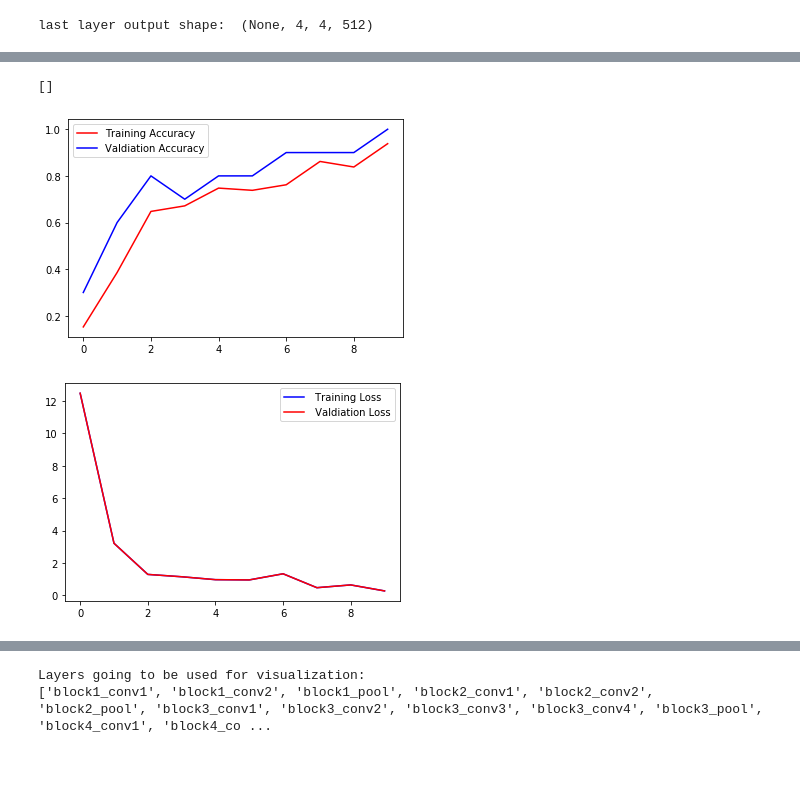
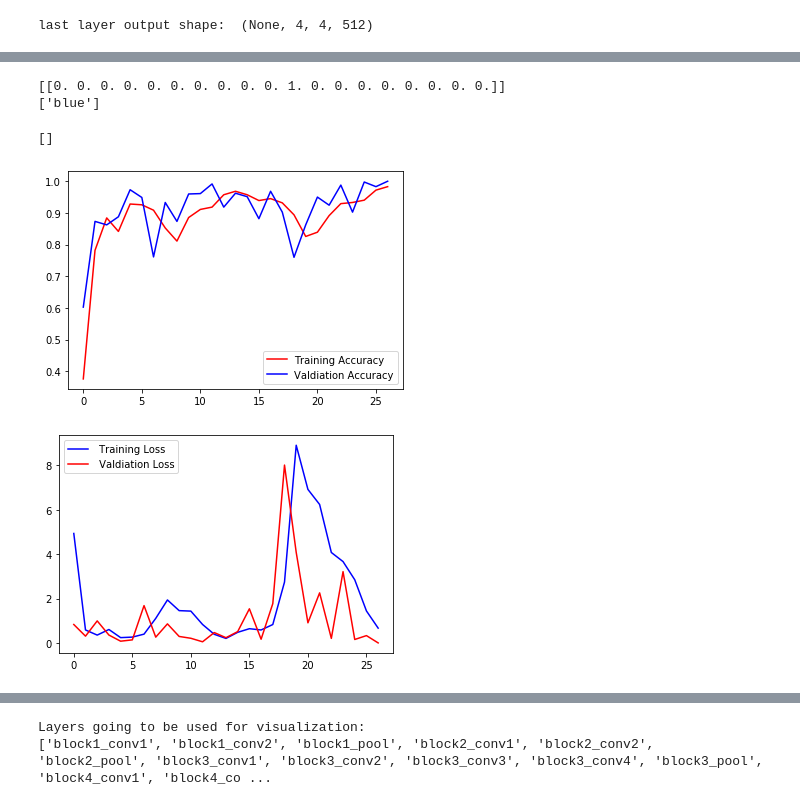
Before and after one commit to BharathA14/UNOCardsClassifier, a Jupyter notebook: uno_classifier.ipynb, the cells around one changed output, grey strips where cells are left out. Drawn from its saved outputs; the diff is of its cells as text; code cells hidden in the pictures; blank space fills up the shorter version.

```diff
--- a/uno_classifier.ipynb
+++ b/uno_classifier.ipynb
@@ -148,11 +215 @@ class myCallback(keras.callbacks.Callback):
       self.model.stop_training = True
-# %%
-callbacks = myCallback()
-history = model.fit(train_images,
-                              validation_data = validation_images,
-                              steps_per_epoch = 21,
-                              epochs=100,
-                             # validation_steps=29,
-                              verbose=1,
-                              callbacks = [callbacks]
-          )
@@ -195,26 +292,39 @@ model.save('vgg19-fullyconnected-lr0.001.h5')
+# %%
+path = 'test_0.jpg'
+img = load_img(path,target_size=(150,150))
+
+x = img_to_array(img)
+x = np.expand_dims(x, axis=0)
+images = np.vstack([x])
+classes = model.predict(images)
+print(classes)
+print([rev_index[i] for i in range(19) if classes[0][i]==1])
+# %% [output]
+[[0. 0. 0. 0. 0. 0. 0. 0. 0. 0. 1. 0. 0. 0. 0. 0. 0. 0. 0.]]
+['blue']
 # %%
 #Transfer Learning on VGG19. LAYERS FREEZED AND FINAL LAYER TRAINED FOR !00 EPOCHS. LEARNING RATE AT 0.002
 
 import matplotlib.pyplot as plt
 acc = history.history['acc']
 val_acc = history.history['val_acc']
 #val_acc = history.history['val_accuracy']
 loss = history.history['loss']
 #val_loss = history.history['val_loss']
 val_loss = history.history['val_loss']
 epochs = range(len(acc))
 
 plt.plot(epochs, acc, 'r', label='Training Accuracy')
-plt.plot(epochs, val_acc, 'b', label='Valdiation Accuracy')
+plt.plot(epochs,val_acc, 'b', label='Valdiation Accuracy')
 plt.legend(loc=0)
 plt.figure()
 plt.plot(epochs, loss, 'b', label = ' Training Loss' )
-plt.plot(epochs, loss, 'r', label = ' Valdiation Loss' )
+plt.plot(epochs, val_loss, 'r', label = ' Valdiation Loss' )
 plt.legend(loc=0)
 plt.plot()
 #model.summary()
 #model.save('vgg_fully_connected_lr0.02_v1.h5')
 # %% [output]
 []
-[figure, old version]
+[figure, new version]
-[figure, old version]
+[figure, new version]
```
Also changed, not shown: parts of 33 cells of this notebook.
